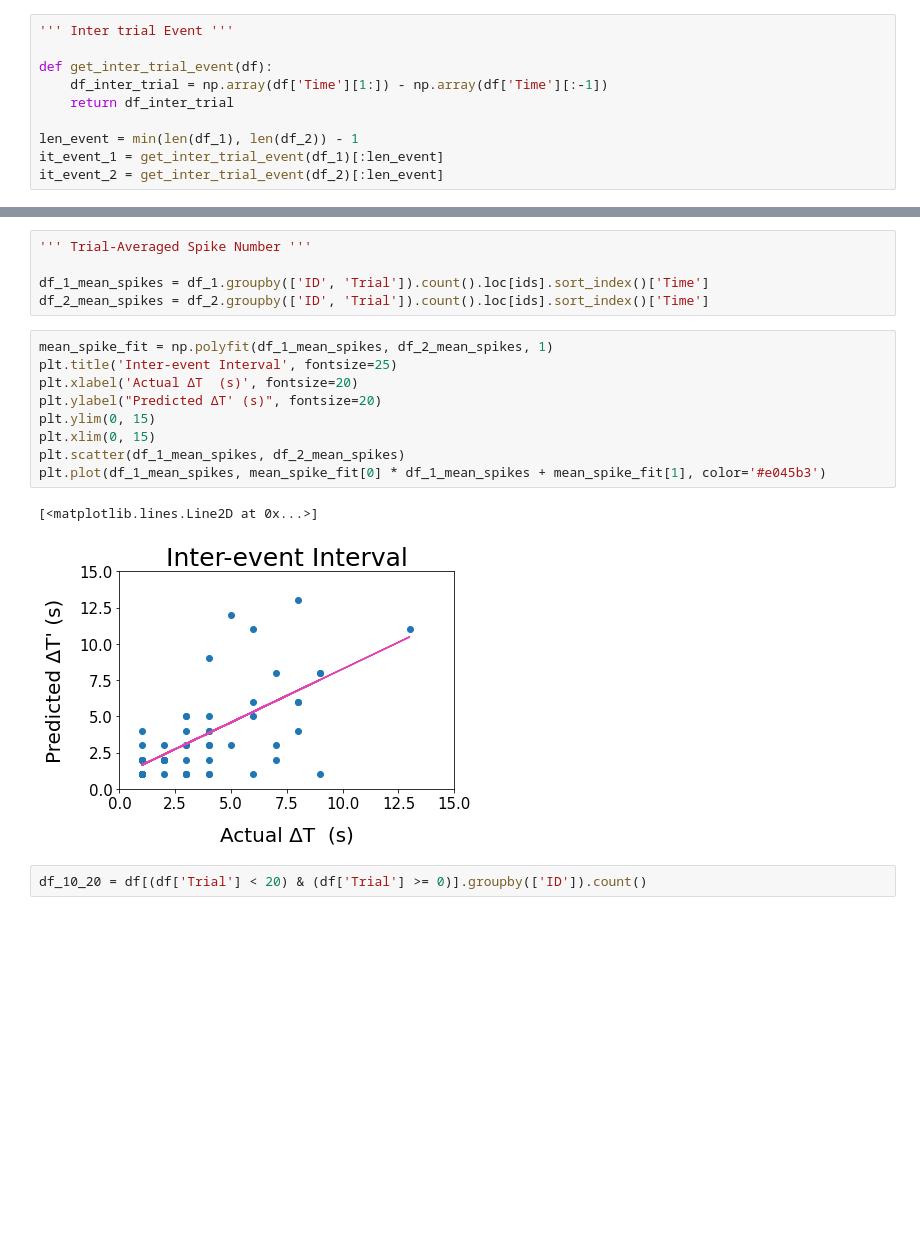
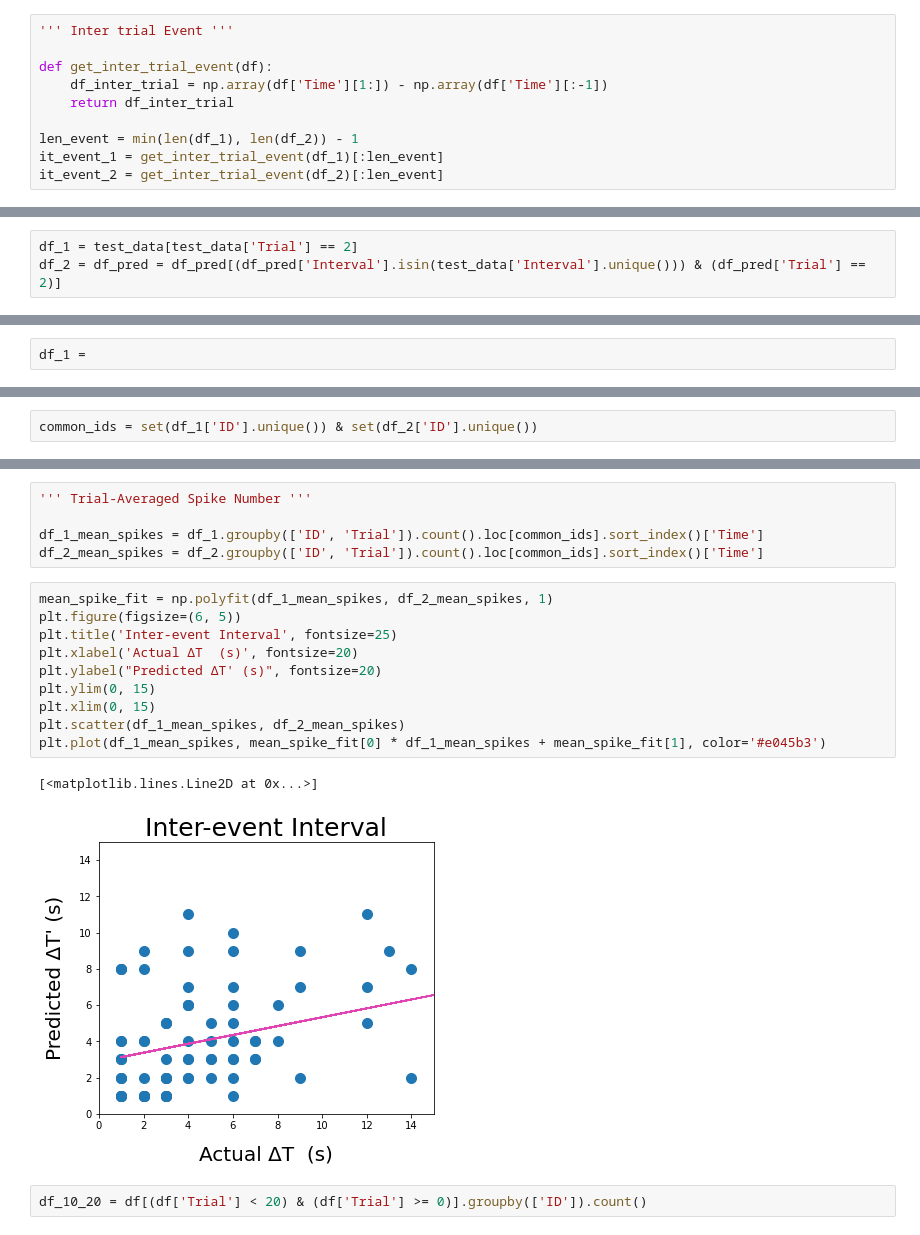
Before and after one commit to a-antoniades/neuroformer_, a Jupyter notebook: analyze_onecombo_vit copy.ipynb, the cells around one changed output, grey strips where cells are left out. Saved outputs shown, nothing was run; the diff lists cells and outputs as text; blank space fills up the shorter version.

```diff
--- a/analyze_onecombo_vit copy.ipynb
+++ b/analyze_onecombo_vit copy.ipynb
@@ -422,0 +1127,3 @@ plt.plot(it_event_1, it_event_fit[0] * it_event_1 + it_event_fit[1], color='#e04
+# %%
+df_1 = test_data[test_data['Trial'] == 2]
+df_2 = df_pred = df_pred[(df_pred['Interval'].isin(test_data['Interval'].unique())) & (df_pred['Trial'] == 2)]
@@ -422,0 +1138,2 @@ plt.plot(it_event_1, it_event_fit[0] * it_event_1 + it_event_fit[1], color='#e04
+# %%
+df_1 =
@@ -422,0 +1144,2 @@ plt.plot(it_event_1, it_event_fit[0] * it_event_1 + it_event_fit[1], color='#e04
+# %%
+common_ids = set(df_1['ID'].unique()) & set(df_2['ID'].unique())
@@ -423,20 +1162,21 @@ plt.plot(it_event_1, it_event_fit[0] * it_event_1 + it_event_fit[1], color='#e04
 # %%
 ''' Trial-Averaged Spike Number '''
 
-df_1_mean_spikes = df_1.groupby(['ID', 'Trial']).count().loc[ids].sort_index()['Time']
-df_2_mean_spikes = df_2.groupby(['ID', 'Trial']).count().loc[ids].sort_index()['Time']
+df_1_mean_spikes = df_1.groupby(['ID', 'Trial']).count().loc[common_ids].sort_index()['Time']
+df_2_mean_spikes = df_2.groupby(['ID', 'Trial']).count().loc[common_ids].sort_index()['Time']
 # %%
 mean_spike_fit = np.polyfit(df_1_mean_spikes, df_2_mean_spikes, 1)
+plt.figure(figsize=(6, 5))
 plt.title('Inter-event Interval', fontsize=25)
 plt.xlabel('Actual ΔT  (s)', fontsize=20)
 plt.ylabel("Predicted ΔT' (s)", fontsize=20)
 plt.ylim(0, 15)
 plt.xlim(0, 15)
 plt.scatter(df_1_mean_spikes, df_2_mean_spikes)
 plt.plot(df_1_mean_spikes, mean_spike_fit[0] * df_1_mean_spikes + mean_spike_fit[1], color='#e045b3')
 # %% [output]
 [<matplotlib.lines.Line2D at 0x...>]
-[figure, old version]
+[figure, new version]
 # %%
 df_10_20 = df[(df['Trial'] < 20) & (df['Trial'] >= 0)].groupby(['ID']).count()
 # %%
```
Also changed, not shown: parts of 54 cells of this notebook, 2 other files.
